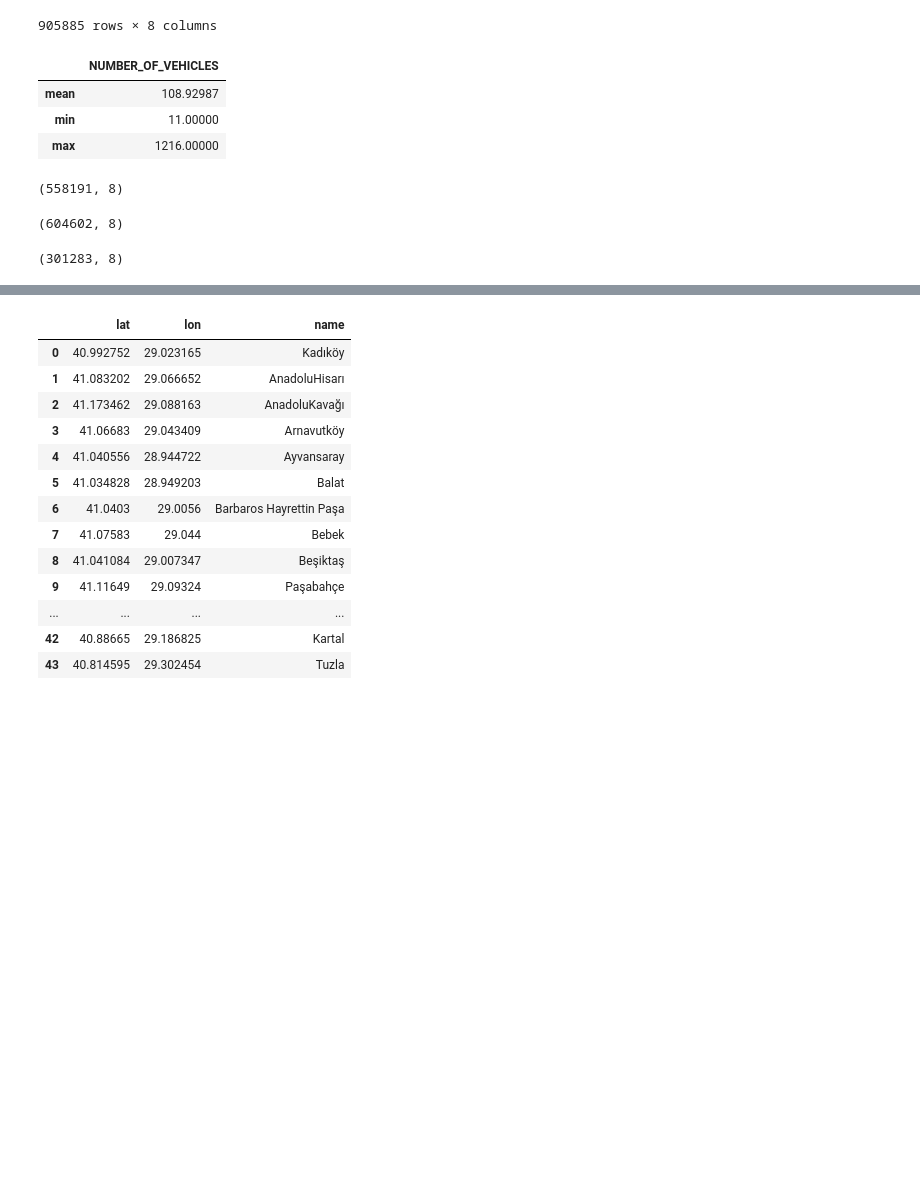
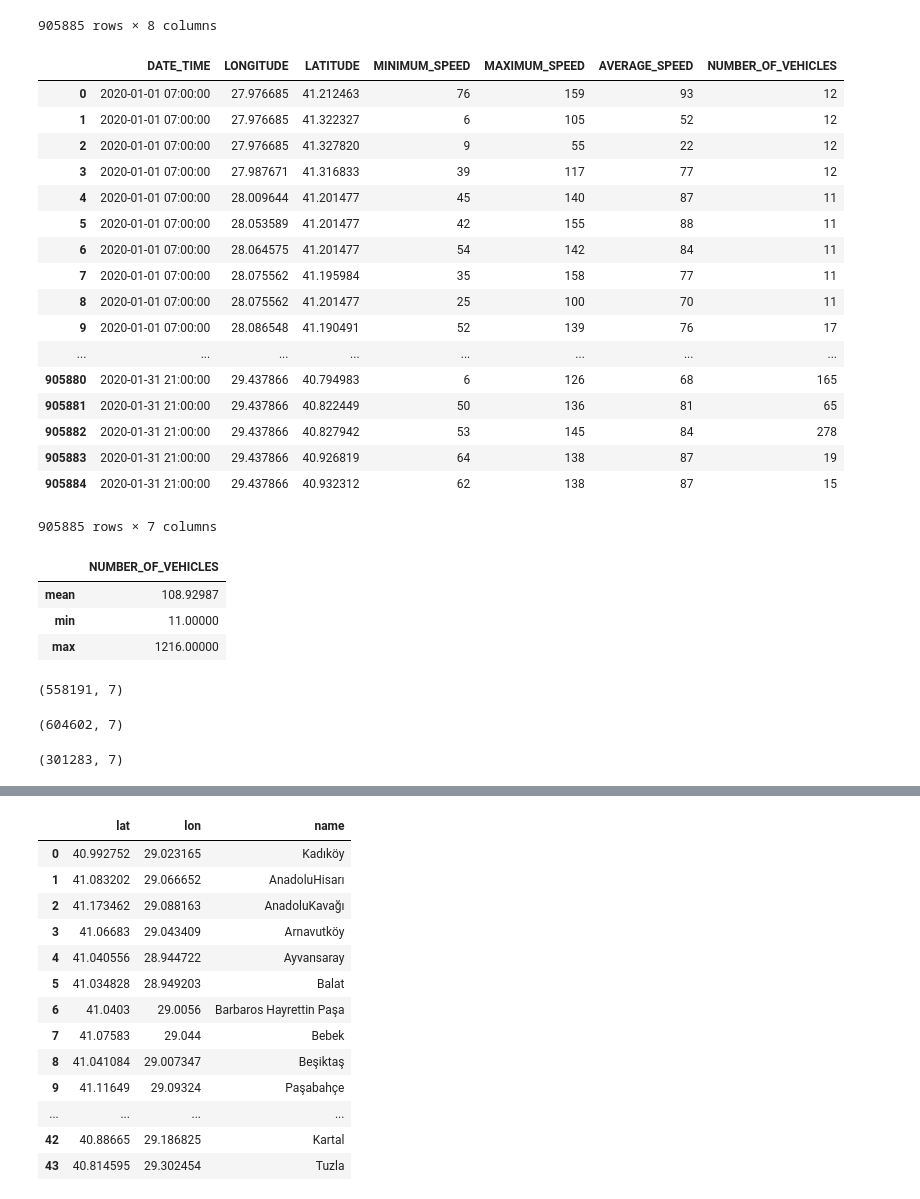
Before and after one commit to emre-isik/IBBTraffic-1, a Jupyter notebook: Traffic_in_Istanbul.ipynb, the cells around one changed output, grey strips where cells are left out. Cells and saved outputs as stored; diff of their text form; code cells hidden in the pictures; blank space fills up the shorter version.

```diff
--- a/Traffic_in_Istanbul.ipynb
+++ b/Traffic_in_Istanbul.ipynb
@@ -93,6 +93,29 @@ data
 | 1064609 | 2020-01-30 10:00:00 | 29.635620 | 41.157532 | sxm44k | 18 | 79 | 47 | ... |
 | 1292038 | 2020-01-29 13:00:00 | 29.635620 | 41.157532 | sxm44k | 18 | 89 | 50 | ... |
 905885 rows × 8 columns
+# %%
+#Aynı saatte ve günde, aynı yerdeki numer_of_Vehicles verisinin ortalaması
+data = data.groupby(['DATE_TIME','LONGITUDE','LATITUDE'], as_index=False).mean()
+data
+# %% [output]
+|  | DATE_TIME | LONGITUDE | LATITUDE | MINIMUM_SPEED | MAXIMUM_SPEED | AVERAGE_SPEED | NUMBER_OF_VEHICLES |
+| 0 | 2020-01-01 07:00:00 | 27.976685 | 41.212463 | 76 | 159 | 93 | 12 |
+| 1 | 2020-01-01 07:00:00 | 27.976685 | 41.322327 | 6 | 105 | 52 | 12 |
+| 2 | 2020-01-01 07:00:00 | 27.976685 | 41.327820 | 9 | 55 | 22 | 12 |
+| 3 | 2020-01-01 07:00:00 | 27.987671 | 41.316833 | 39 | 117 | 77 | 12 |
+| 4 | 2020-01-01 07:00:00 | 28.009644 | 41.201477 | 45 | 140 | 87 | 11 |
+| 5 | 2020-01-01 07:00:00 | 28.053589 | 41.201477 | 42 | 155 | 88 | 11 |
+| 6 | 2020-01-01 07:00:00 | 28.064575 | 41.201477 | 54 | 142 | 84 | 11 |
+| 7 | 2020-01-01 07:00:00 | 28.075562 | 41.195984 | 35 | 158 | 77 | 11 |
+| 8 | 2020-01-01 07:00:00 | 28.075562 | 41.201477 | 25 | 100 | 70 | 11 |
+| 9 | 2020-01-01 07:00:00 | 28.086548 | 41.190491 | 52 | 139 | 76 | 17 |
+| ... | ... | ... | ... | ... | ... | ... | ... |
+| 905880 | 2020-01-31 21:00:00 | 29.437866 | 40.794983 | 6 | 126 | 68 | 165 |
+| 905881 | 2020-01-31 21:00:00 | 29.437866 | 40.822449 | 50 | 136 | 81 | 65 |
+| 905882 | 2020-01-31 21:00:00 | 29.437866 | 40.827942 | 53 | 145 | 84 | 278 |
+| 905883 | 2020-01-31 21:00:00 | 29.437866 | 40.926819 | 64 | 138 | 87 | 19 |
+| 905884 | 2020-01-31 21:00:00 | 29.437866 | 40.932312 | 62 | 138 | 87 | 15 |
+905885 rows × 7 columns
 # %%
 result = data.agg({'NUMBER_OF_VEHICLES': ['mean', 'min', 'max']})
 # %%
@@ -103,19 +126,18 @@ result
 | min | 11.00000 |
 | max | 1216.00000 |
 # %%
-#yeni verilerle
 cond1smaller = data['NUMBER_OF_VEHICLES'] < 94.032258
 cond2bigger = data['NUMBER_OF_VEHICLES'] > 94.032258
 print(data[cond1smaller].shape)
 # %% [output]
-(558191, 8)
+(558191, 7)
 # %%
 cond1smaller = data['NUMBER_OF_VEHICLES'] < 108.92987
 cond2bigger = data['NUMBER_OF_VEHICLES'] > 108.92987
 print(data[cond1smaller].shape)
 # %% [output]
-(604602, 8)
+(604602, 7)
 # %%
 print(data[cond2bigger].shape)
 # %% [output]
-(301283, 8)
+(301283, 7)
```
Also changed, not shown: parts of 6 cells of this notebook.
